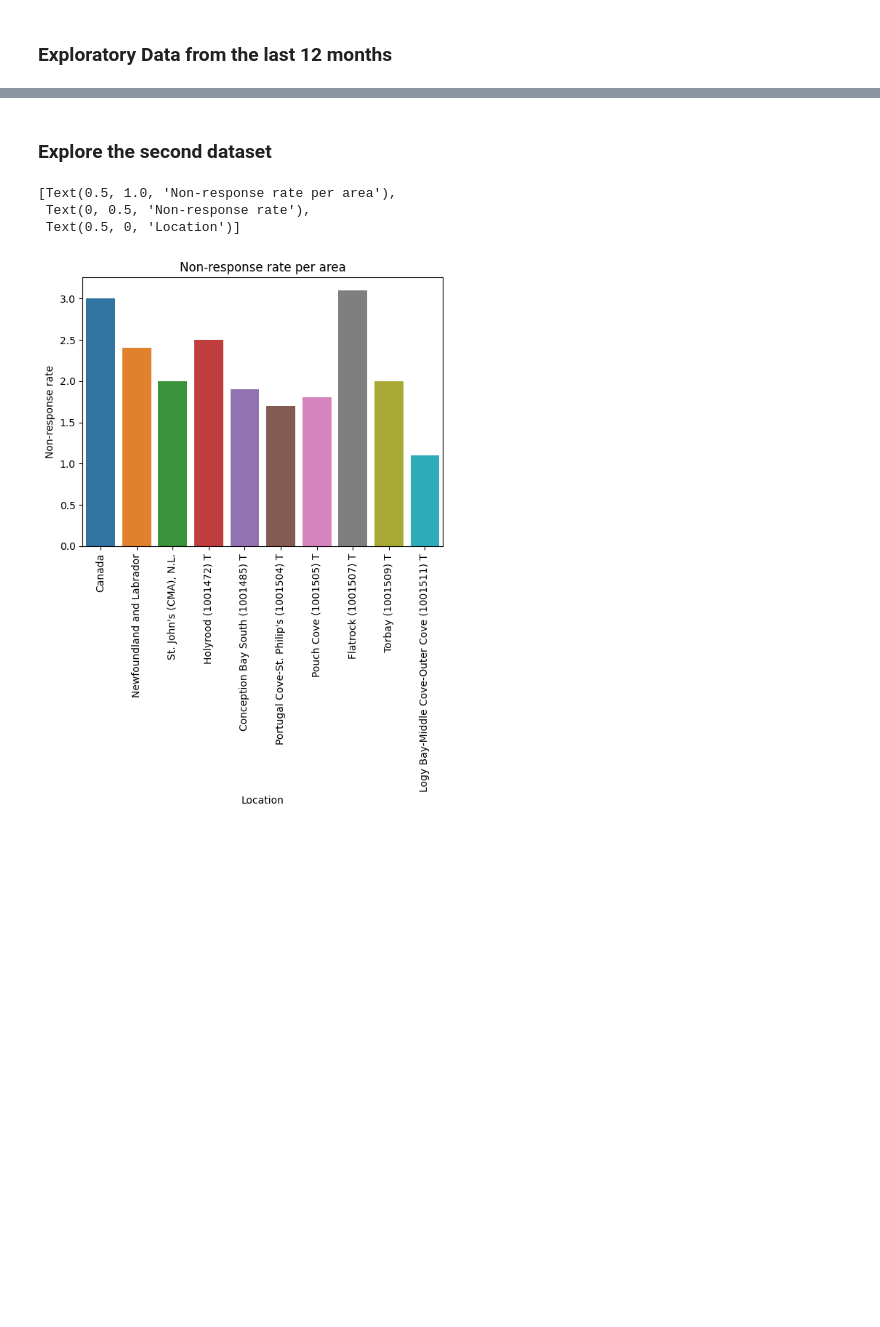
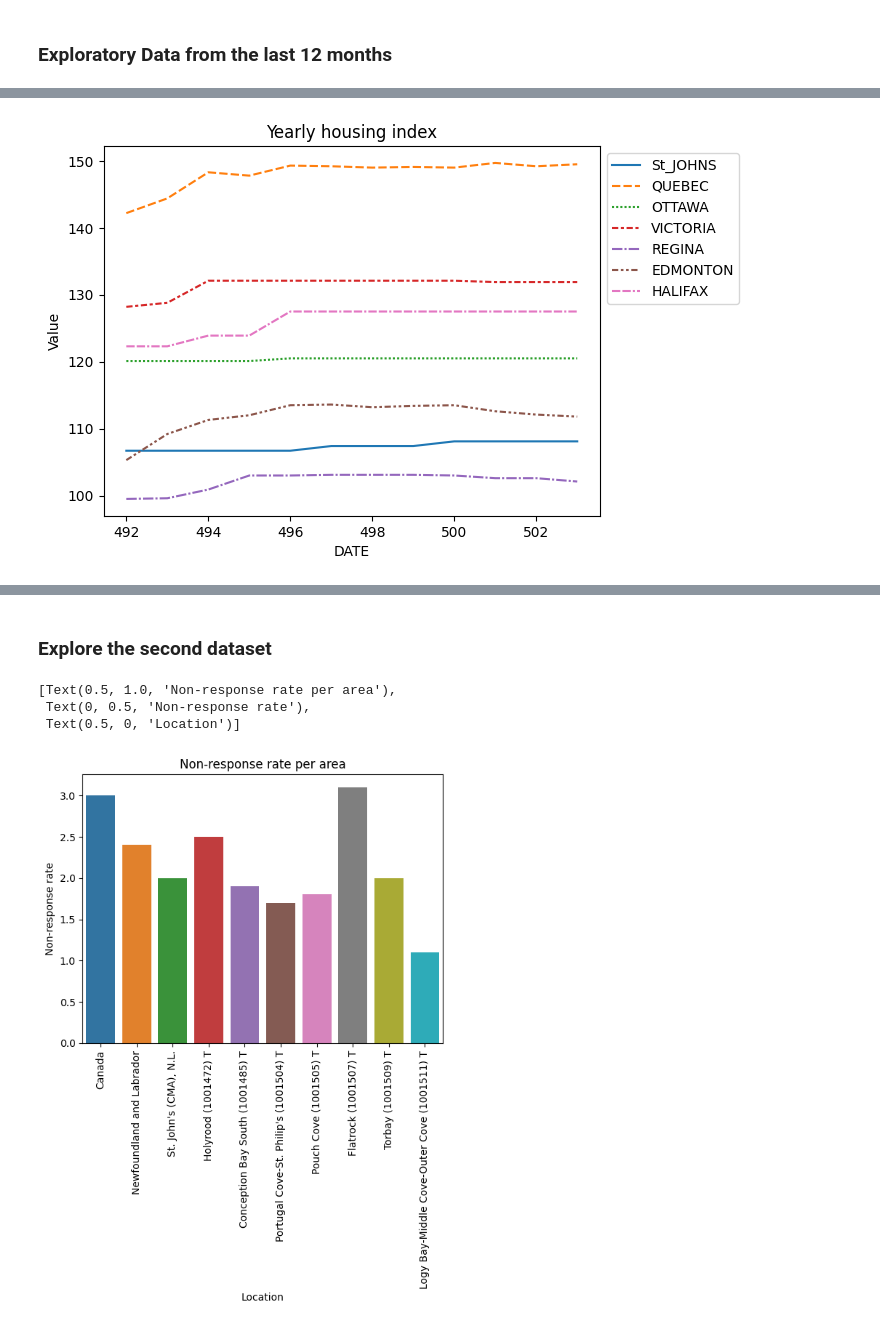
Before and after one commit to ubco-W2022T2-data301/project-group-group-2, a Jupyter notebook: analysis/analysis3.ipynb, the cells around one changed output, grey strips where cells are left out. Saved outputs shown, nothing was run; the diff lists cells and outputs as text; code cells hidden in the pictures; blank space fills up the shorter version.

```diff
--- a/analysis/analysis3.ipynb
+++ b/analysis/analysis3.ipynb
@@ -63,0 +63,6 @@ plt_FSJ.tick_params(axis='x', rotation=45, which='major')
+# %%
+plt=sns.lineplot(df_index[-12:])
+plt.set(title='Yearly housing index',xlabel='DATE', ylabel='Value')
+sns.move_legend(plt, "upper left", bbox_to_anchor=(1, 1))
+# %% [output]
+[figure, added]
```
Also changed, not shown: parts of 10 cells of this notebook, 1 other file.
